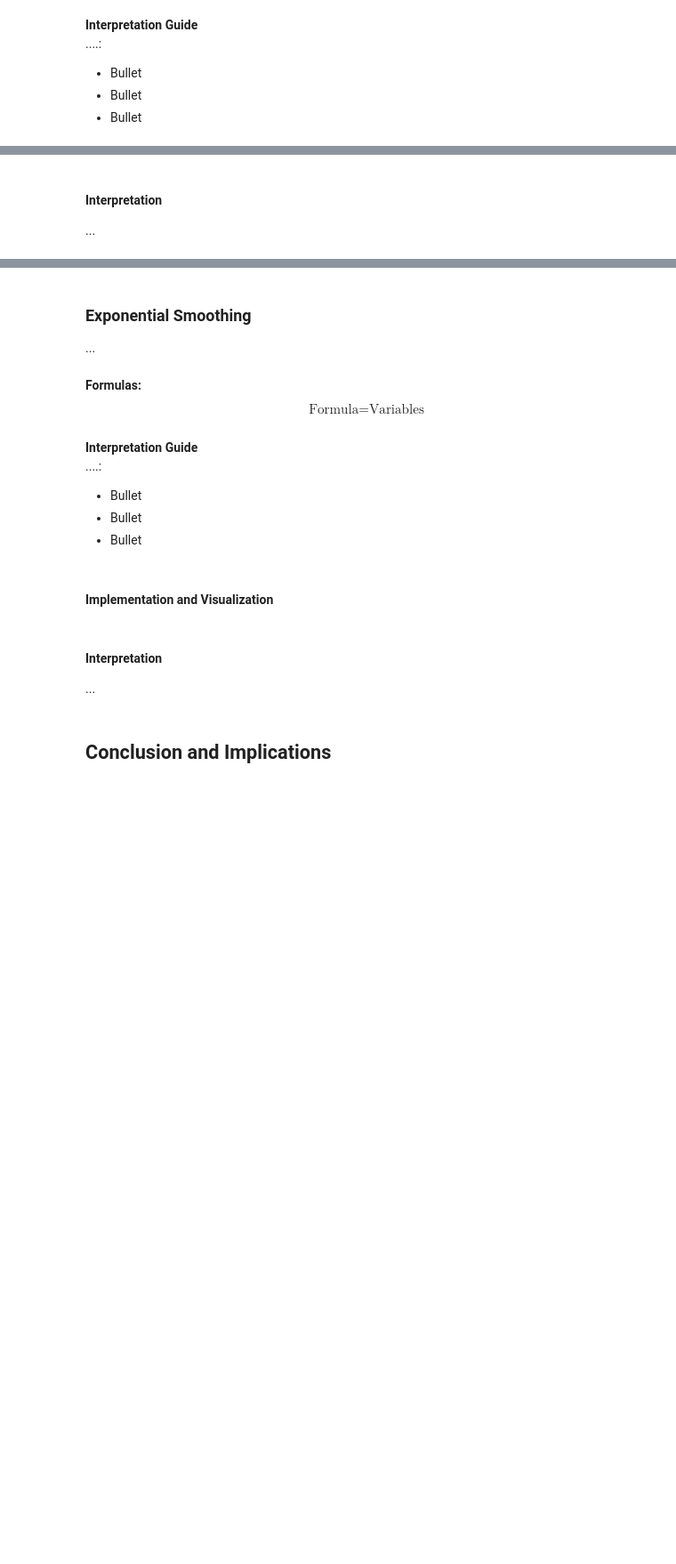
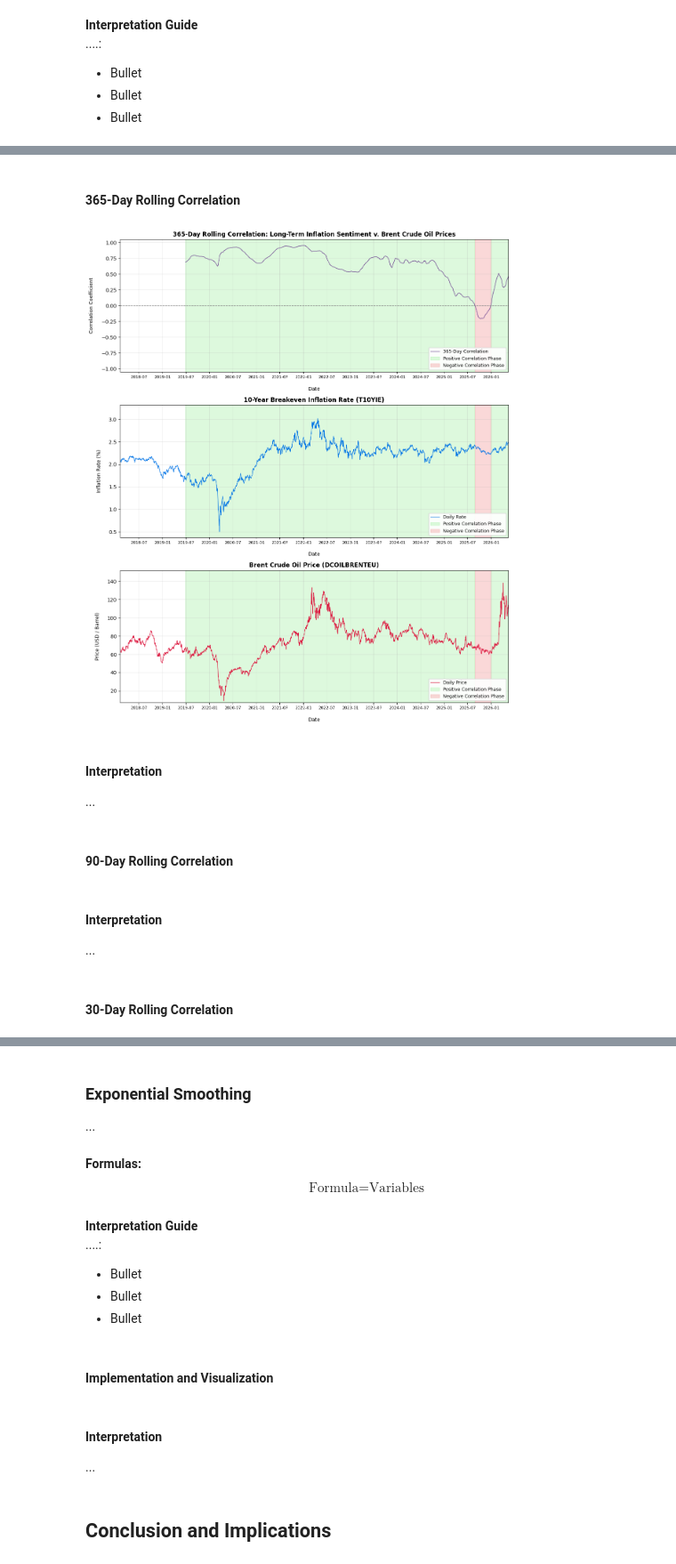
Before and after one commit to Ryan-Page-2024/Investigating-Inflation, a Jupyter notebook: Investigating_Inflation.ipynb, the cells around one changed output, grey strips where cells are left out. Shown at 89% size. Saved outputs shown, nothing was run; the diff lists cells and outputs as text; code cells hidden in the pictures; blank space fills up the shorter version.

```diff
--- a/Investigating_Inflation.ipynb
+++ b/Investigating_Inflation.ipynb
@@ -1263,3 +1260,75 @@ $$\text{Rolling Correlation } (r) = \frac{\sum (X - \bar{X})(Y - \bar{Y})}{\sqrt
+# %% [markdown]
+#### 365-Day Rolling Correlation
+# %%
+# Define Window Period
+roll_corr['rolling_corr_365'] = roll_corr['T10YIE'].rolling(window=365).corr(roll_corr['DCOILBRENTEU'])
+
+# Establish absolute date boundaries from the underlying data to lock the axes
+min_date = roll_corr['observation_date'].min()
+max_date = roll_corr['observation_date'].max()
+
+# Create a 3-panel stacked chart
+fig, (ax1, ax2, ax3) = plt.subplots(3, 1, figsize=(12, 14))
+plt.margins(x=0.0001)
+
+# Helper function to apply background shading, date formatting, and labels to each plot area
+def format_independent_panel(ax, condition_series):
+    ax.grid(alpha=0.3)
+
+    # Force identical timeline limits across all charts to fix auto-scaling misalignment
+    ax.set_xlim(min_date, max_date)
+
+    # Empty spans register the phase color handles to the legend automatically
+    ax.axvspan(np.nan, np.nan, color='#90EE90', alpha=0.3, label='Positive Correlation Phase')
+    ax.axvspan(np.nan, np.nan, color='#F08080', alpha=0.3, label='Negative Correlation Phase')
+
+    # Vectorized background fill boundaries
+    ymin, ymax = ax.get_ylim()
+    ax.fill_between(roll_corr['observation_date'], ymin, ymax, where=(condition_series >= 0), color='#90EE90', alpha=0.3)
+    ax.fill_between(roll_corr['observation_date'], ymin, ymax, where=(condition_series < 0), color='#F08080', alpha=0.3)
+    ax.set_ylim(ymin, ymax)
+
+    # Explicit X-axis date assignments for every panel
+    ax.set_xlabel('Date', labelpad=15)
+    ax.tick_params(axis='x', labelsize=8)
+    ax.xaxis.set_major_locator(mdates.MonthLocator(bymonth=[1, 7]))
+    ax.xaxis.set_major_formatter(mdates.DateFormatter('%Y-%m'))
+
+    # Render independent legend box
+    ax.legend(loc='lower right', fontsize=9, framealpha=0.9)
+
+# 365-Day Rolling Correlation
+ax1.set_title('365-Day Rolling Correlation: Long-Term Inflation Sentiment v. Brent Crude Oil Prices', fontsize=12, fontweight='bold')
+ax1.plot(roll_corr['observation_date'], roll_corr['rolling_corr_365'], label='365-Day Correlation', color='#6E4491', linewidth=1)
+ax1.axhline(0, color='grey', linestyle='--', linewidth=1, zorder=4)
+ax1.set_ylabel('Correlation Coefficient', labelpad=15)
+ax1.set_ylim(-1.05, 1.05)
+format_independent_panel(ax1, roll_corr['rolling_corr_365'])
+
+# T10YIE
+ax2.set_title('10-Year Breakeven Inflation Rate (T10YIE)', fontsize=12, fontweight='bold')
+ax2.plot(roll_corr['observation_date'], roll_corr['T10YIE'], label='Daily Rate', color='#0073e6', linewidth=1)
+ax2.set_ylabel('Inflation Rate (%)', labelpad=15)
+ax2.set_ylim(roll_corr['T10YIE'].min() * 0.75, roll_corr['T10YIE'].max() * 1.1)
+format_independent_panel(ax2, roll_corr['rolling_corr_365'])
+
+# DCOILBRENTEU
+ax3.set_title('Brent Crude Oil Price (DCOILBRENTEU)', fontsize=12, fontweight='bold')
+ax3.plot(roll_corr['observation_date'], roll_corr['DCOILBRENTEU'], label='Daily Price', color='#DC143C', linewidth=1)
+ax3.set_ylabel('Price (USD / Barrel)', labelpad=15)
+ax3.set_ylim(roll_corr['DCOILBRENTEU'].min() * 0.75, roll_corr['DCOILBRENTEU'].max() * 1.1)
+format_independent_panel(ax3, roll_corr['rolling_corr_365'])
+
+plt.tight_layout()
+# %% [output]
+[figure, added]
 # %% [markdown]
 #### Interpretation
 ...
+# %% [markdown]
+#### 90-Day Rolling Correlation
+# %% [markdown]
+#### Interpretation
+...
+# %% [markdown]
+#### 30-Day Rolling Correlation
```
Also changed, not shown: parts of 5 cells of this notebook, 1 other file.
